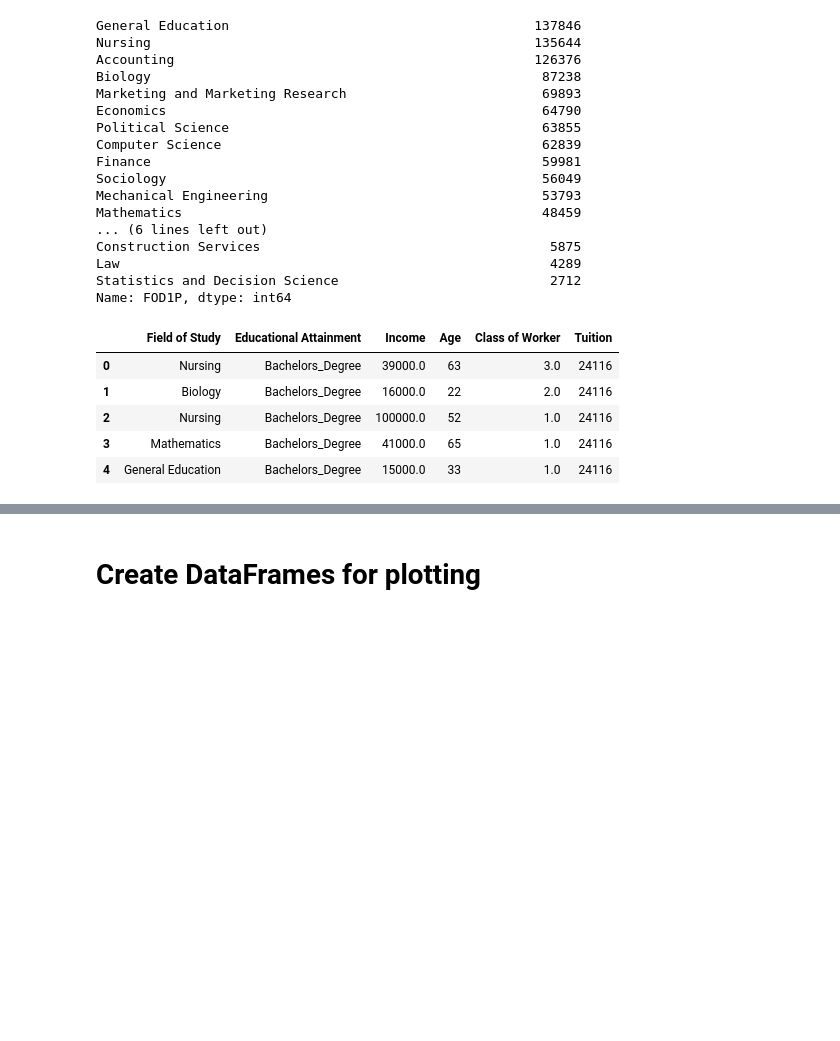
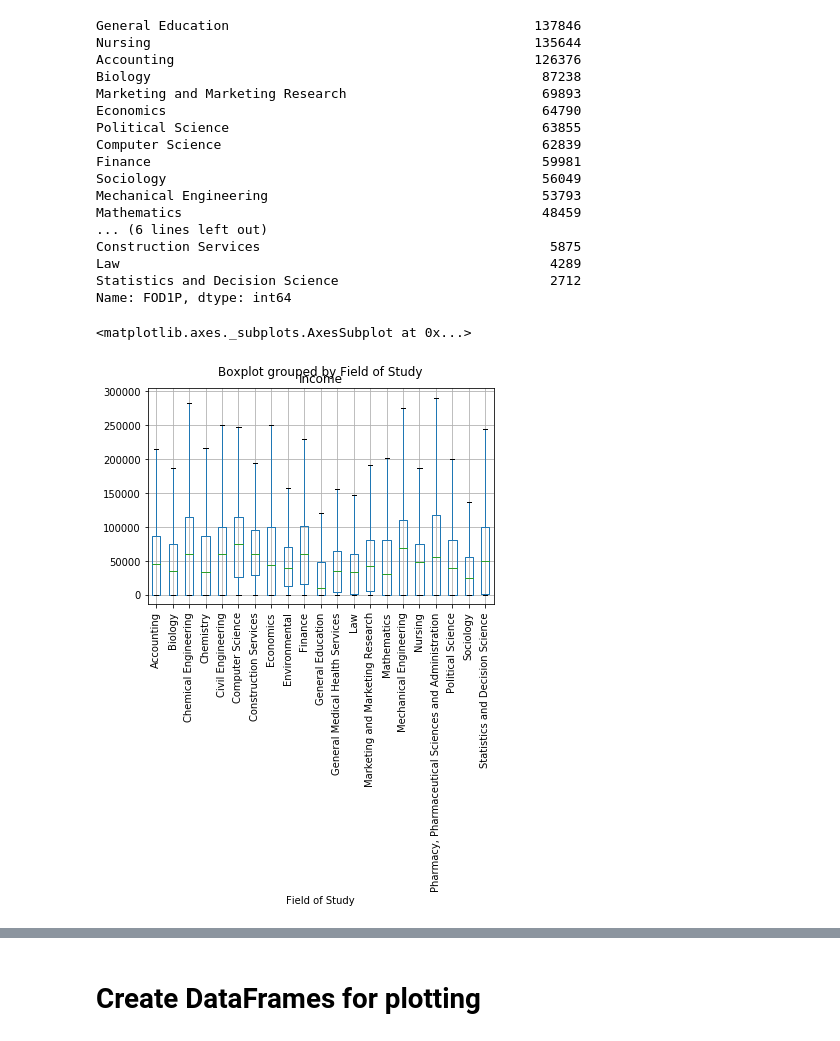
Before and after one commit to Romina-R/Group-Project-1, a Jupyter notebook: Project 1.ipynb, the cells around one changed output, grey strips where cells are left out. Drawn from its saved outputs; the diff is of its cells as text; code cells hidden in the pictures; blank space fills up the shorter version.

```diff
--- a/Project 1.ipynb
+++ b/Project 1.ipynb
@@ -139,16 +139,13 @@ Name: FOD1P, dtype: int64
 # %%
 # rename columns
 rename_df = refined_data.copy()
 rename_df.rename(columns = {'FOD1P':'Field of Study',
                                'SCHL':'Educational Attainment',
                                'WAGP':'Income', 'AGEP':'Age',
                                'COW':'Class of Worker'}, inplace=True)
 rename_df.head()
+rename_df.boxplot(by = "Field of Study", column = "Income", rot=90, showfliers=False)
 # %% [output]
-|  | Field of Study | Educational Attainment | Income | Age | Class of Worker | Tuition |
-| 0 | Nursing | Bachelors_Degree | 39000.0 | 63 | 3.0 | 24116 |
-| 1 | Biology | Bachelors_Degree | 16000.0 | 22 | 2.0 | 24116 |
-| 2 | Nursing | Bachelors_Degree | 100000.0 | 52 | 1.0 | 24116 |
-| 3 | Mathematics | Bachelors_Degree | 41000.0 | 65 | 1.0 | 24116 |
-| 4 | General Education | Bachelors_Degree | 15000.0 | 33 | 1.0 | 24116 |
+<matplotlib.axes._subplots.AxesSubplot at 0x...>
+[figure, added]
 # %%
```
Also changed, not shown: parts of 3 cells of this notebook.
